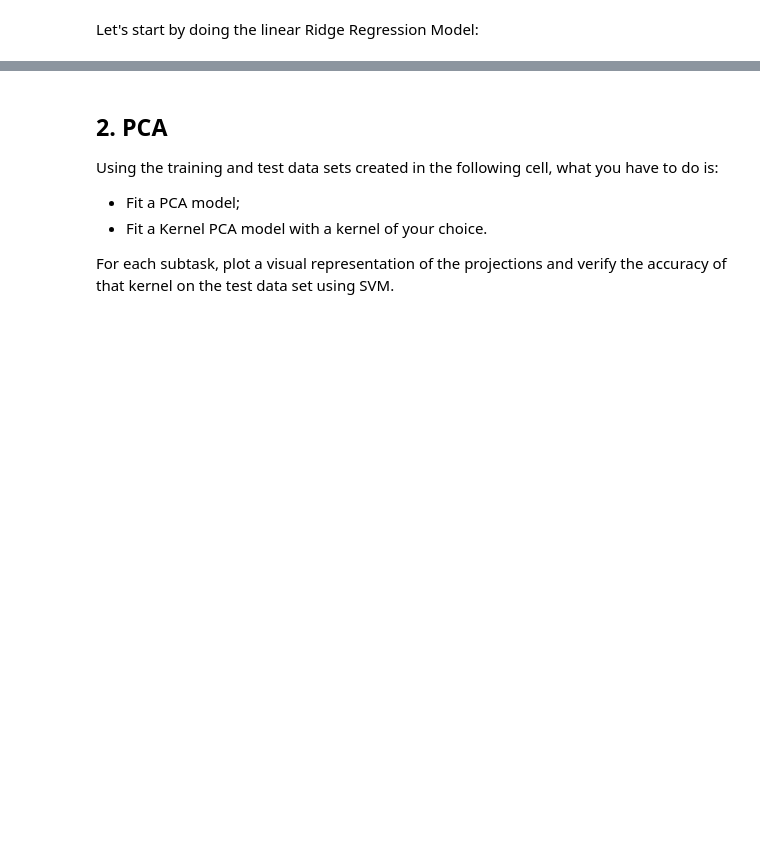
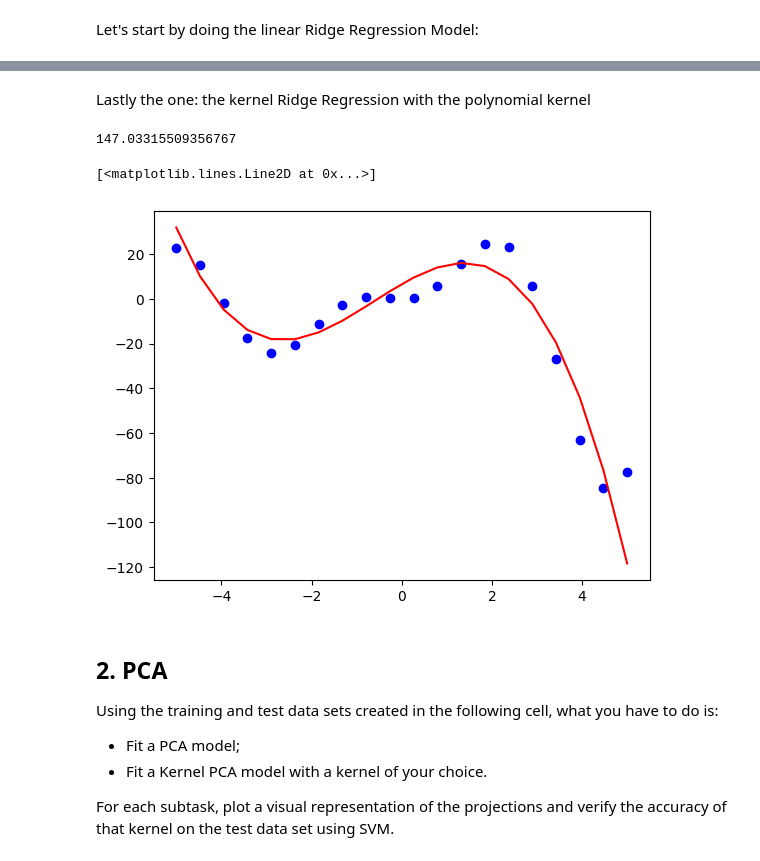
Before and after one commit to kiogre/Machine_learning_mod_A, a Jupyter notebook: challenges/challenge_two.ipynb, the cells around one changed output, grey strips where cells are left out. Saved outputs shown, nothing was run; the diff lists cells and outputs as text; code cells hidden in the pictures; blank space fills up the shorter version.

```diff
--- a/challenges/challenge_two.ipynb
+++ b/challenges/challenge_two.ipynb
@@ -48,3 +77,17 @@ from sklearn.kernel_ridge import KernelRidge
+# %% [markdown]
+Lastly the one: the kernel Ridge Regression with the polynomial kernel
+# %%
+clf = KernelRidge(kernel='polynomial', gamma=4)
+clf.fit(X_train, y_train)
+y_pred = clf.predict(X_test)
+rmse = mean_squared_error(y_test, y_pred)
+print(rmse)
+plt.pyplot.scatter(X_test, y_test, color='blue', label='Test Data')
+plt.pyplot.plot(X_test, y_pred, color='red', label='Kernel Ridge Regression')
+# %% [output]
+147.03315509356767
+[<matplotlib.lines.Line2D at 0x...>]
+[figure, added]
 # %% [markdown]
 ## 2. PCA
 Using the training and test data sets created in the following cell, what you have to do is:
```
Also changed, not shown: parts of 6 cells of this notebook.
